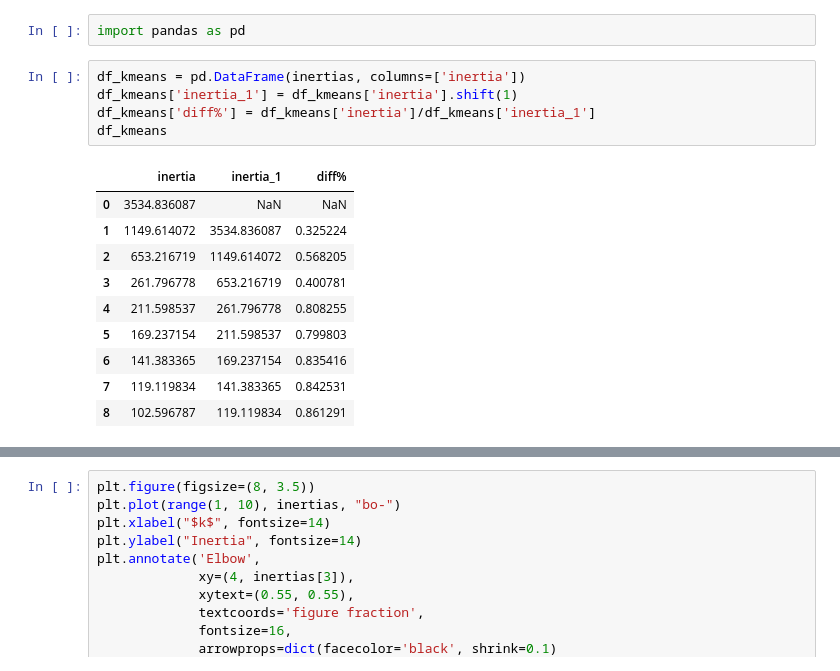
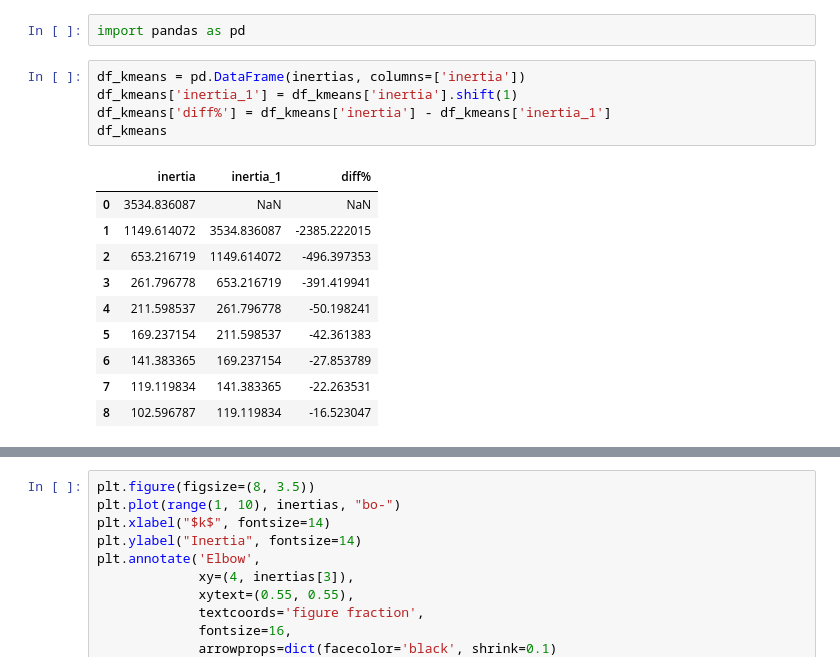
Before and after one commit to Mlcruz9/DS_TheBridgeBBK_SBIL2023, a Jupyter notebook: 3-Machine_Learning/2-No_Supervisado/1-Clustering/Teoria/Clustering.ipynb, the cells around one changed output, grey strips where cells are left out. Saved outputs shown, nothing was run; the diff lists cells and outputs as text.

```diff
--- a/3-Machine_Learning/2-No_Supervisado/1-Clustering/Teoria/Clustering.ipynb
+++ b/3-Machine_Learning/2-No_Supervisado/1-Clustering/Teoria/Clustering.ipynb
@@ -664,16 +773,16 @@ import pandas as pd
 # %%
 df_kmeans = pd.DataFrame(inertias, columns=['inertia'])
 df_kmeans['inertia_1'] = df_kmeans['inertia'].shift(1)
-df_kmeans['diff%'] = df_kmeans['inertia']/df_kmeans['inertia_1']
+df_kmeans['diff%'] = df_kmeans['inertia'] - df_kmeans['inertia_1']
 df_kmeans
 # %% [output]
 |  | inertia | inertia_1 | diff% |
 | 0 | 3534.836087 | NaN | NaN |
-| 1 | 1149.614072 | 3534.836087 | 0.325224 |
-| 2 | 653.216719 | 1149.614072 | 0.568205 |
-| 3 | 261.796778 | 653.216719 | 0.400781 |
-| 4 | 211.598537 | 261.796778 | 0.808255 |
-| 5 | 169.237154 | 211.598537 | 0.799803 |
-| 6 | 141.383365 | 169.237154 | 0.835416 |
-| 7 | 119.119834 | 141.383365 | 0.842531 |
-| 8 | 102.596787 | 119.119834 | 0.861291 |
+| 1 | 1149.614072 | 3534.836087 | -2385.222015 |
+| 2 | 653.216719 | 1149.614072 | -496.397353 |
+| 3 | 261.796778 | 653.216719 | -391.419941 |
+| 4 | 211.598537 | 261.796778 | -50.198241 |
+| 5 | 169.237154 | 211.598537 | -42.361383 |
+| 6 | 141.383365 | 169.237154 | -27.853789 |
+| 7 | 119.119834 | 141.383365 | -22.263531 |
+| 8 | 102.596787 | 119.119834 | -16.523047 |
```
Also changed, not shown: parts of 27 cells of this notebook.
